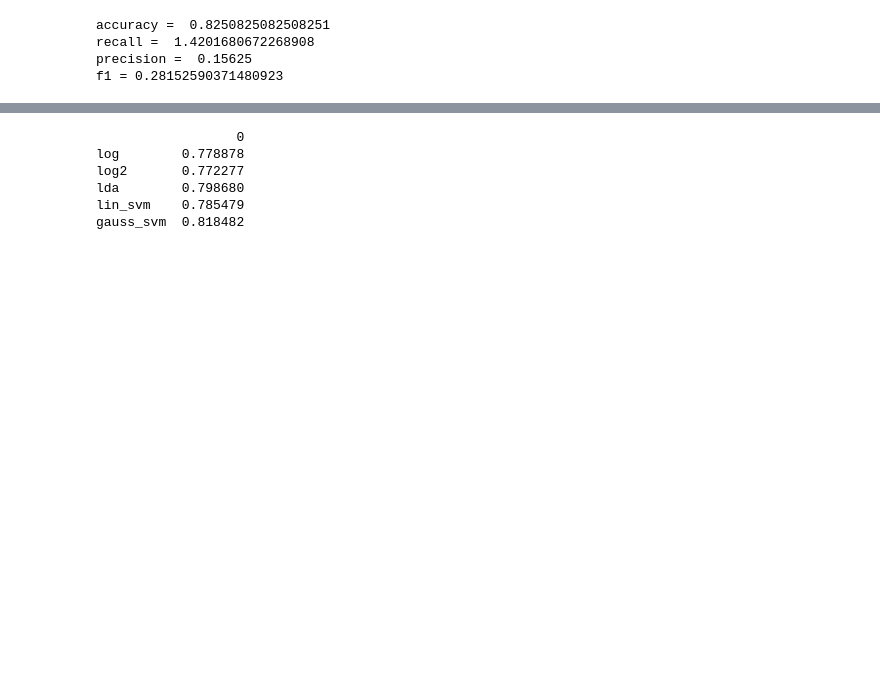
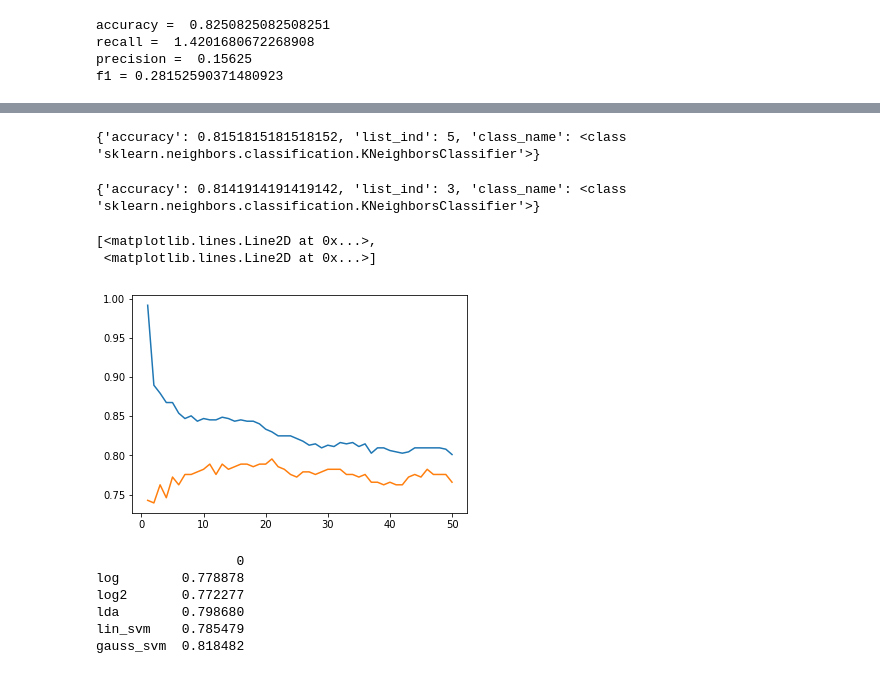
Before and after one commit to mstefferson/kaggle, a Jupyter notebook: titanic_survival.ipynb, the cells around one changed output, grey strips where cells are left out. Cells and saved outputs as stored; diff of their text form; code cells hidden in the pictures; blank space fills up the shorter version.

Commit message:
finished wrapper for all models. Ready to clean and do error analysis for every model.

```diff
--- a/titanic_survival.ipynb
+++ b/titanic_survival.ipynb
@@ -257,3 +275,74 @@ f1 = 0.43587916004166893
+# %%
+# fit them all
+verbose = 0
+# sci-kit learn logistic regression
+logistic = linear_model.LogisticRegression()
+# linear discriminant analysis
+lda = LinearDiscriminantAnalysis()
+# SVM: linear kernal
+linear_svc = SVC(kernel='linear')
+# SVM: gaussian kernal
+gaussian_svc = SVC(kernel='rbf')
+# random forest
+randfor = RandomForestClassifier(max_depth=2, random_state=0)
+# knn
+n_neighbors = 12
+knn = KNeighborsClassifier(n_neighbors)
+# build a list
+list_o_fits = [logistic, lda, linear_svc, gaussian_svc, randfor, knn]
+fit_results = [ sklearn_fit(a_fit, x_train, y_train, x_cv, y_cv, verbose) for a_fit in list_o_fits]
+accuracy = np.array( [a_fit["accuracy"] for a_fit in fit_results] );
+best_model = {'accuracy': accuracy.max(), 'list_ind': accuracy.argmax(), 'class_name': list_o_fits[accuracy.argmax()].__class__ };
+print( best_model )
+# %% [output]
+{'accuracy': 0.8151815181518152, 'list_ind': 5, 'class_name': <class 'sklearn.neighbors.classification.KNeighborsClassifier'>}
+# %%
+# try this over many random sets of the data
+num_trials = 10
+accuracy_mat = np.zeros( (num_trials, len(list_o_fits) ))
+for i in range(num_trials):
+    ind_train = np.random.choice(int(num_tot), int(num_train), replace=False)
+    ind_all = np.arange(num_tot)
+    ind_cv = np.delete( ind_all, ind_train )
+    y_train = df_train_all.Survived.iloc[ind_train]
+    y_cv = df_train_all.Survived.iloc[ind_cv]
+    # clean it
+    df_data = clean_data( df_train_all, drop_list, 0)
+    df_data.Survived = y_train
+    # separate into training sets
+    x_data = df_data.drop( 'Survived', axis=1 )
+    x_train = x_data.iloc[ind_train]
+    x_cv = x_data.iloc[ind_cv]
+    x_test = clean_data( df_test_all, drop_list, 0)
+    fit_results = [ sklearn_fit(a_fit, x_train, y_train, x_cv, y_cv, verbose) for a_fit in list_o_fits]
+    accuracy_mat[i,:] = np.array( [a_fit["accuracy"] for a_fit in fit_results] );
+# %%
+# average for the best
+mean_accuracy = accuracy_mat.mean(axis=0)
+best_model = {'accuracy': mean_accuracy.max(), 'list_ind': mean_accuracy.argmax(), 'class_name': list_o_fits[accuracy.argmax()].__class__ };
+print( best_model )
+# %% [output]
+{'accuracy': 0.8141914191419142, 'list_ind': 3, 'class_name': <class 'sklearn.neighbors.classification.KNeighborsClassifier'>}
+# %%
+# error analysis for knn
+max_neighbors = 50
+knn_neighbors = np.arange(1,max_neighbors+1)
+accuracy_train = np.zeros( (max_neighbors))
+accuracy_cv = np.zeros( (max_neighbors))
+# loop over numer of neighbors
+for nn_ind, nn in enumerate(knn_neighbors):
+    knn_temp = KNeighborsClassifier(nn)
+    knn_temp.fit( x_train, y_train )
+    pred_train = knn_temp.predict(x_train)
+    pred_cv = knn_temp.predict(x_cv)
+    accuracy_train[nn_ind] = get_accuracy( y_train, pred_train )
+    accuracy_cv[nn_ind] = get_accuracy( y_cv, pred_cv )
+# %%
+plt.plot( knn_neighbors, accuracy_train, knn_neighbors, accuracy_cv)
+# %% [output]
+[<matplotlib.lines.Line2D at 0x...>,
+ <matplotlib.lines.Line2D at 0x...>]
+[figure, added]
 # %%
 # Summarize
 model_pred_df = pd.DataFrame( {'Truth': y_cv.values, 'logreg sklearn': log_pred,
```
Also changed, not shown: parts of 7 cells of this notebook.
